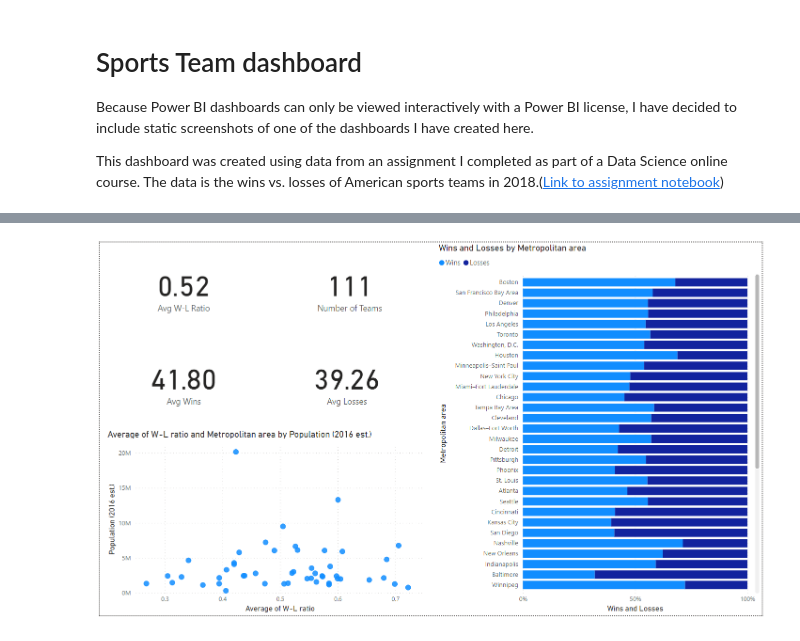
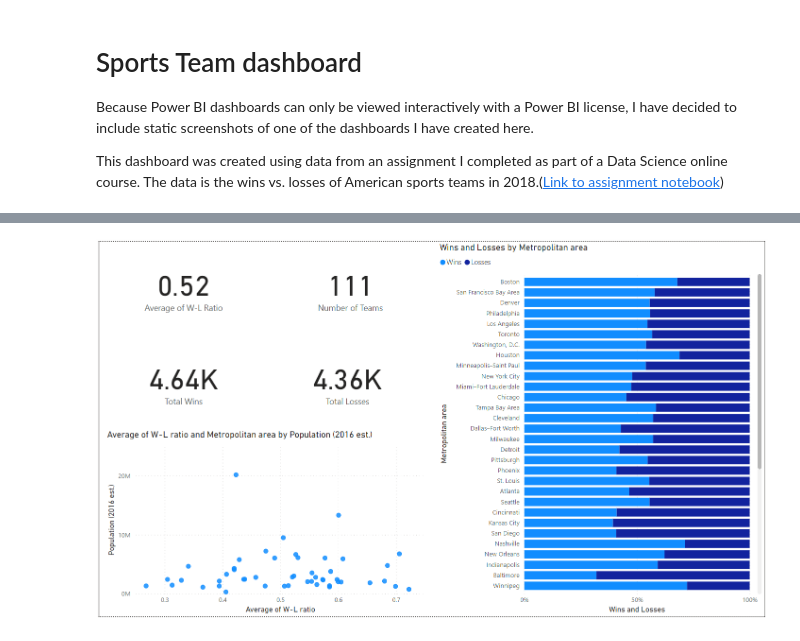
Before and after one commit to eviee3008/Other_projects, a Jupyter notebook: Excel_PowerBi/Sports Teams Dashboard/sports_dashboard_notebook.ipynb, the cells around one changed output, grey strips where cells are left out. Drawn from its saved outputs; the diff is of its cells as text; code cells hidden in the pictures.

```diff
--- a/Excel_PowerBi/Sports Teams Dashboard/sports_dashboard_notebook.ipynb
+++ b/Excel_PowerBi/Sports Teams Dashboard/sports_dashboard_notebook.ipynb
@@ -13,2 +7,5 @@ This dashboard was created using data from an assignment I completed as part of
-# %% [markdown]
-![Screenshot 2023-10-08 230633.png](<attachment:Screenshot 2023-10-08 230633.png>)
+# %%
+from IPython.display import Image, display
+display(Image(filename='Screenshot 2023-10-08 224343.png', embed=True))
+# %% [output]
+[figure, added]
```
Also changed, not shown: parts of 6 cells of this notebook, 1 other file.
